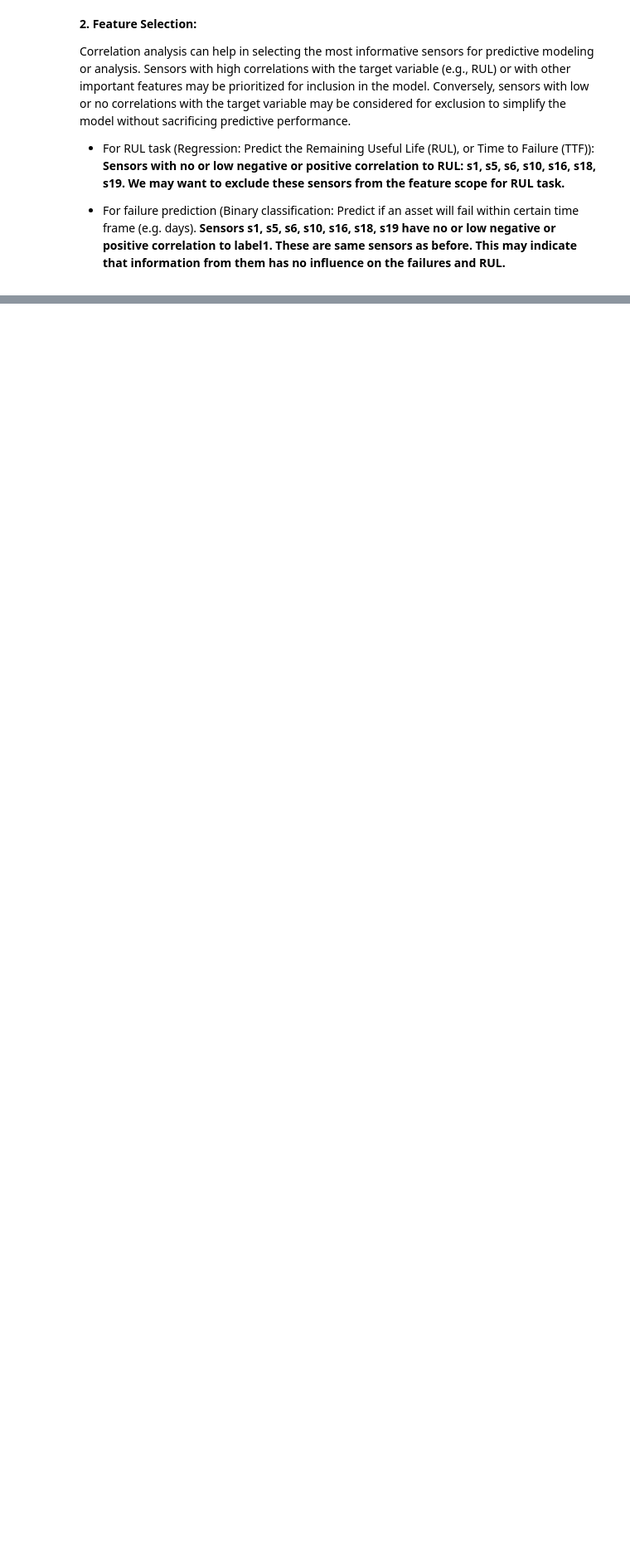
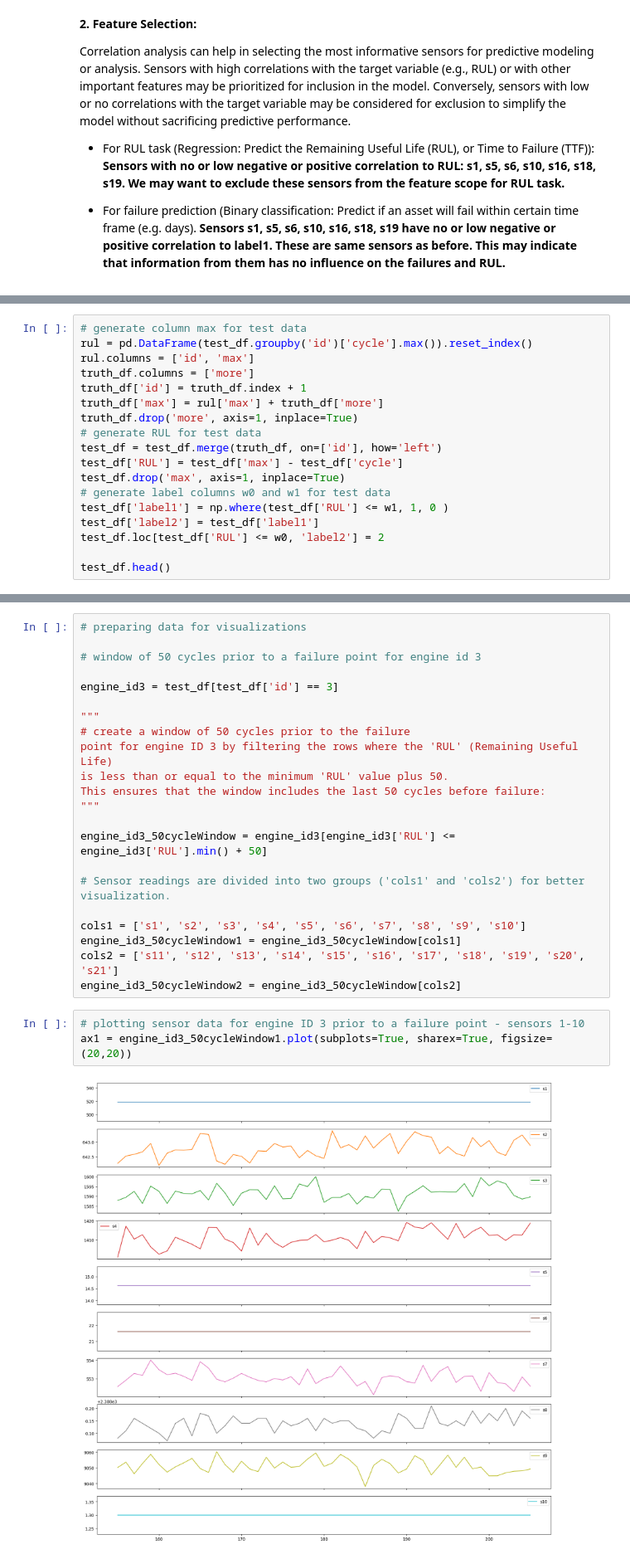
Before and after one commit to TatjanaChernenko/Predictive-Maintenance-with-LSTM, a Jupyter notebook: Aircrafts_Predictive_Maintenance_with_LSTM.ipynb, the cells around one changed output, grey strips where cells are left out. Shown at 83% size. Saved outputs shown, nothing was run; the diff lists cells and outputs as text; blank space fills up the shorter version.

Commit message:
preprocess data, model LSTM for RUL prediction

```diff
--- a/Aircrafts_Predictive_Maintenance_with_LSTM.ipynb
+++ b/Aircrafts_Predictive_Maintenance_with_LSTM.ipynb
@@ -469,0 +516,18 @@ Correlation analysis can help in selecting the most informative sensors for pred
+# %%
+# generate column max for test data
+rul = pd.DataFrame(test_df.groupby('id')['cycle'].max()).reset_index()
+rul.columns = ['id', 'max']
+truth_df.columns = ['more']
+truth_df['id'] = truth_df.index + 1
+truth_df['max'] = rul['max'] + truth_df['more']
+truth_df.drop('more', axis=1, inplace=True)
+# generate RUL for test data
+test_df = test_df.merge(truth_df, on=['id'], how='left')
+test_df['RUL'] = test_df['max'] - test_df['cycle']
+test_df.drop('max', axis=1, inplace=True)
+# generate label columns w0 and w1 for test data
+test_df['label1'] = np.where(test_df['RUL'] <= w1, 1, 0 )
+test_df['label2'] = test_df['label1']
+test_df.loc[test_df['RUL'] <= w0, 'label2'] = 2
+
+test_df.head()
@@ -469,0 +556,27 @@ Correlation analysis can help in selecting the most informative sensors for pred
+# %%
+# preparing data for visualizations
+
+# window of 50 cycles prior to a failure point for engine id 3
+
+engine_id3 = test_df[test_df['id'] == 3]
+
+"""
+# create a window of 50 cycles prior to the failure
+point for engine ID 3 by filtering the rows where the 'RUL' (Remaining Useful Life)
+is less than or equal to the minimum 'RUL' value plus 50.
+This ensures that the window includes the last 50 cycles before failure:
+"""
+
+engine_id3_50cycleWindow = engine_id3[engine_id3['RUL'] <= engine_id3['RUL'].min() + 50]
+
+# Sensor readings are divided into two groups ('cols1' and 'cols2') for better visualization.
+
+cols1 = ['s1', 's2', 's3', 's4', 's5', 's6', 's7', 's8', 's9', 's10']
+engine_id3_50cycleWindow1 = engine_id3_50cycleWindow[cols1]
+cols2 = ['s11', 's12', 's13', 's14', 's15', 's16', 's17', 's18', 's19', 's20', 's21']
+engine_id3_50cycleWindow2 = engine_id3_50cycleWindow[cols2]
+# %%
+# plotting sensor data for engine ID 3 prior to a failure point - sensors 1-10
+ax1 = engine_id3_50cycleWindow1.plot(subplots=True, sharex=True, figsize=(20,20))
+# %% [output]
+[figure, added]
```
Also changed, not shown: parts of 30 cells of this notebook.
